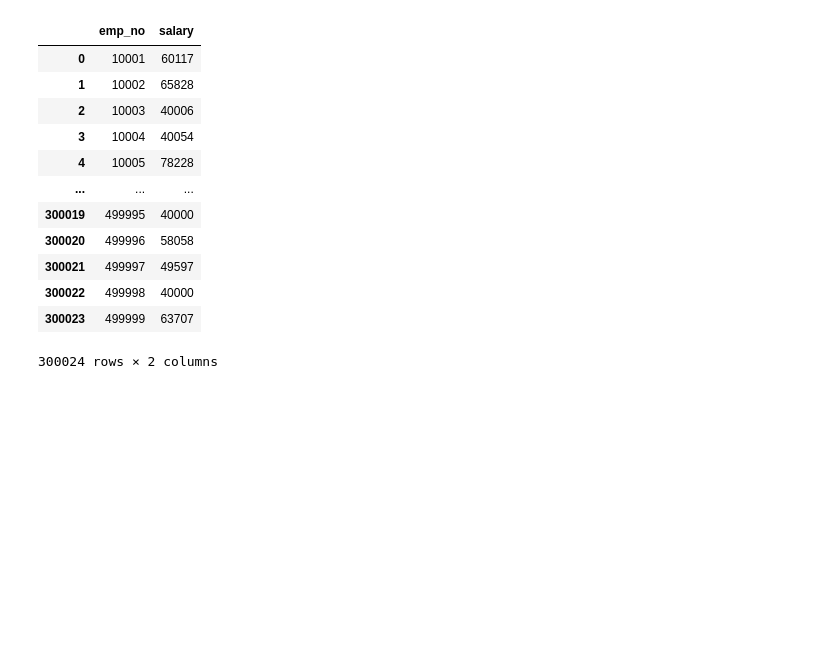
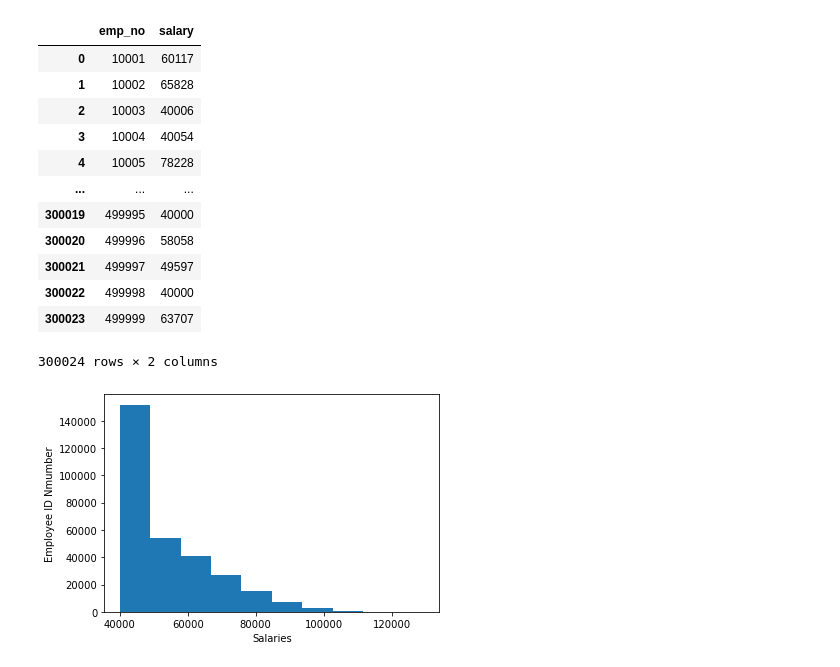
Before and after one commit to kflores56/Employee-Data-Analysis, a Jupyter notebook: Additional_Employee_Evaluation.ipynb, the cells around one changed output. Cells and saved outputs as stored; diff of their text form; code cells hidden in the pictures; blank space fills up the shorter version.

```diff
--- a/Additional_Employee_Evaluation.ipynb
+++ b/Additional_Employee_Evaluation.ipynb
@@ -31,5 +30,9 @@ salaries
 300024 rows × 2 columns
 # %%
 # Create a histogram to visualize the most common salary ranges for employees
-sal_plt = salaries.plot(kind='bar')
-sal_plt
+plt.hist(salaries.salary)
+plt.xlabel("Salaries")
+plt.ylabel("Employee ID Nmumber")
+plt.show()
+# %% [output]
+[figure, added]
```
Also changed, not shown: parts of 10 cells of this notebook.
